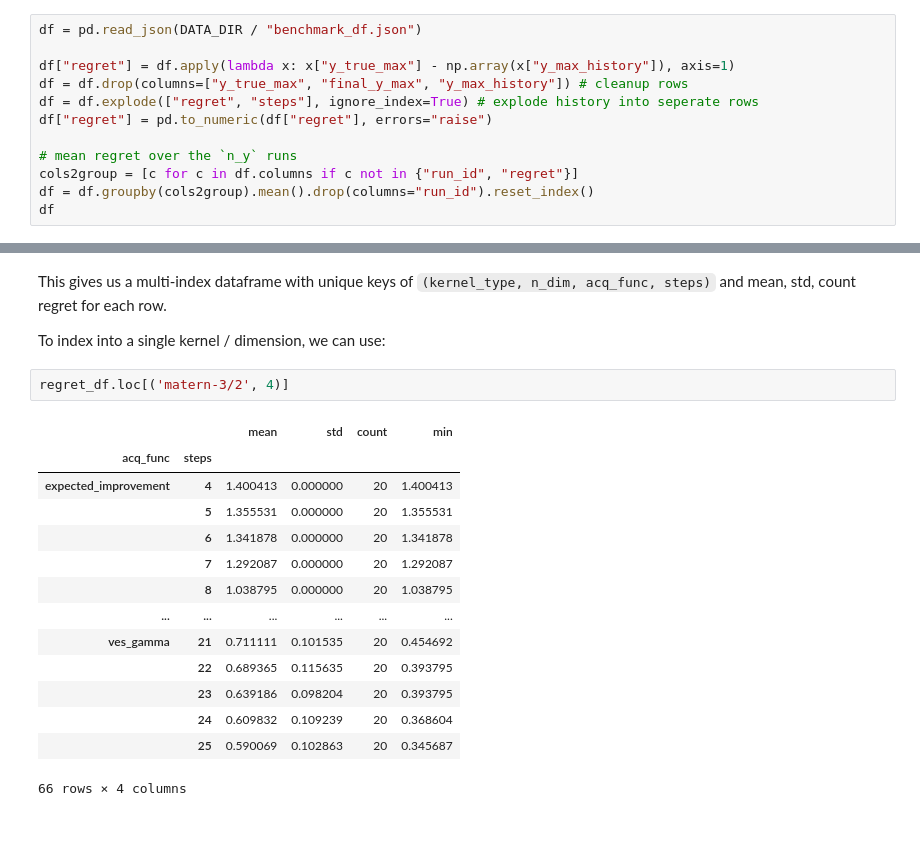
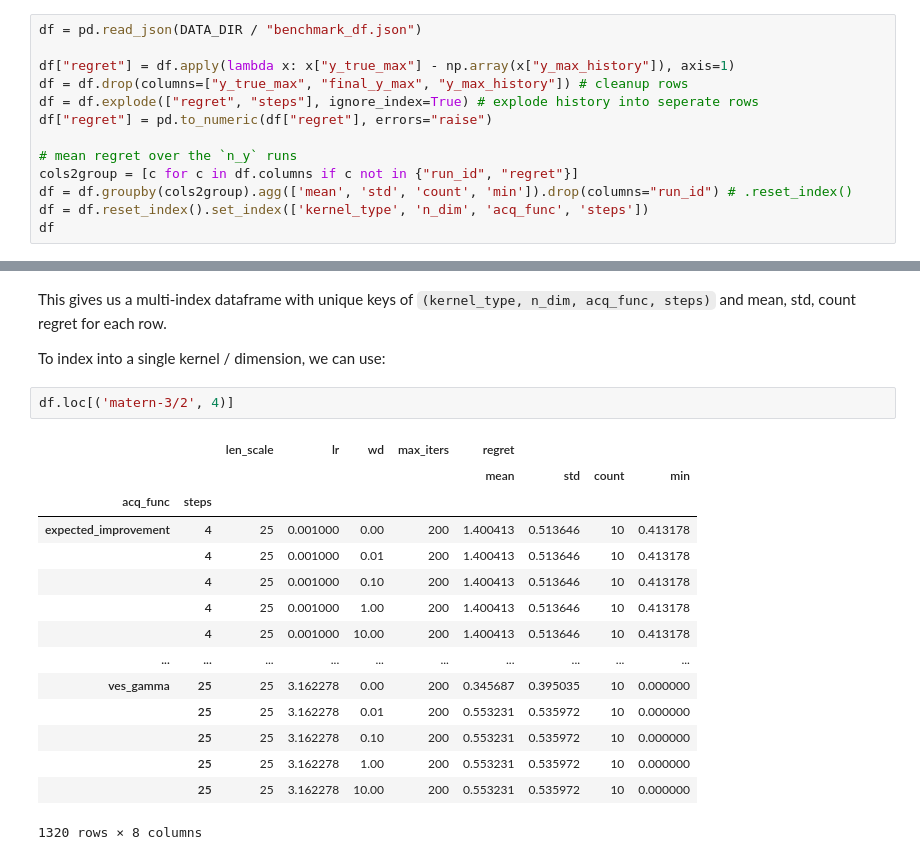
Before and after one commit to graphcore-research/mes, a Jupyter notebook: paper_plots/analyze.ipynb, the cells around one changed output, grey strips where cells are left out. Cells and saved outputs as stored; diff of their text form; blank space fills up the shorter version.

```diff
--- a/paper_plots/analyze.ipynb
+++ b/paper_plots/analyze.ipynb
@@ -23,6 +23,7 @@ df["regret"] = pd.to_numeric(df["regret"], errors="raise")
 
 # mean regret over the `n_y` runs
 cols2group = [c for c in df.columns if c not in {"run_id", "regret"}]
-df = df.groupby(cols2group).mean().drop(columns="run_id").reset_index()
+df = df.groupby(cols2group).agg(['mean', 'std', 'count', 'min']).drop(columns="run_id") # .reset_index()
+df = df.reset_index().set_index(['kernel_type', 'n_dim', 'acq_func', 'steps'])
 df
 # %% [output]
@@ -99,19 +86,20 @@ This gives us a multi-index dataframe with unique keys of `(kernel_type, n_dim,
 
 To index into a single kernel / dimension, we can use:
 # %%
-regret_df.loc[('matern-3/2', 4)]
+df.loc[('matern-3/2', 4)]
 # %% [output]
-|  |  | mean | std | count | min |
-| acq_func | steps |  |  |  |  |
-| expected_improvement | 4 | 1.400413 | 0.000000 | 20 | 1.400413 |
-|  | 5 | 1.355531 | 0.000000 | 20 | 1.355531 |
-|  | 6 | 1.341878 | 0.000000 | 20 | 1.341878 |
-|  | 7 | 1.292087 | 0.000000 | 20 | 1.292087 |
-|  | 8 | 1.038795 | 0.000000 | 20 | 1.038795 |
-| ... | ... | ... | ... | ... | ... |
-| ves_gamma | 21 | 0.711111 | 0.101535 | 20 | 0.454692 |
-|  | 22 | 0.689365 | 0.115635 | 20 | 0.393795 |
-|  | 23 | 0.639186 | 0.098204 | 20 | 0.393795 |
-|  | 24 | 0.609832 | 0.109239 | 20 | 0.368604 |
-|  | 25 | 0.590069 | 0.102863 | 20 | 0.345687 |
+|  |  | len_scale | lr | wd | max_iters | regret |  |  |  |
+|  |  |  |  |  |  | mean | std | count | min |
+| acq_func | steps |  |  |  |  |  |  |  |  |
+| expected_improvement | 4 | 25 | 0.001000 | 0.00 | 200 | 1.400413 | 0.513646 | 10 | 0.413178 |
+|  | 4 | 25 | 0.001000 | 0.01 | 200 | 1.400413 | 0.513646 | 10 | 0.413178 |
+|  | 4 | 25 | 0.001000 | 0.10 | 200 | 1.400413 | 0.513646 | 10 | 0.413178 |
+|  | 4 | 25 | 0.001000 | 1.00 | 200 | 1.400413 | 0.513646 | 10 | 0.413178 |
+|  | 4 | 25 | 0.001000 | 10.00 | 200 | 1.400413 | 0.513646 | 10 | 0.413178 |
+| ... | ... | ... | ... | ... | ... | ... | ... | ... | ... |
+| ves_gamma | 25 | 25 | 3.162278 | 0.00 | 200 | 0.345687 | 0.395035 | 10 | 0.000000 |
+|  | 25 | 25 | 3.162278 | 0.01 | 200 | 0.553231 | 0.535972 | 10 | 0.000000 |
+|  | 25 | 25 | 3.162278 | 0.10 | 200 | 0.553231 | 0.535972 | 10 | 0.000000 |
+|  | 25 | 25 | 3.162278 | 1.00 | 200 | 0.553231 | 0.535972 | 10 | 0.000000 |
+|  | 25 | 25 | 3.162278 | 10.00 | 200 | 0.553231 | 0.535972 | 10 | 0.000000 |
-66 rows × 4 columns
+1320 rows × 8 columns
```
Also changed, not shown: parts of 7 cells of this notebook.
